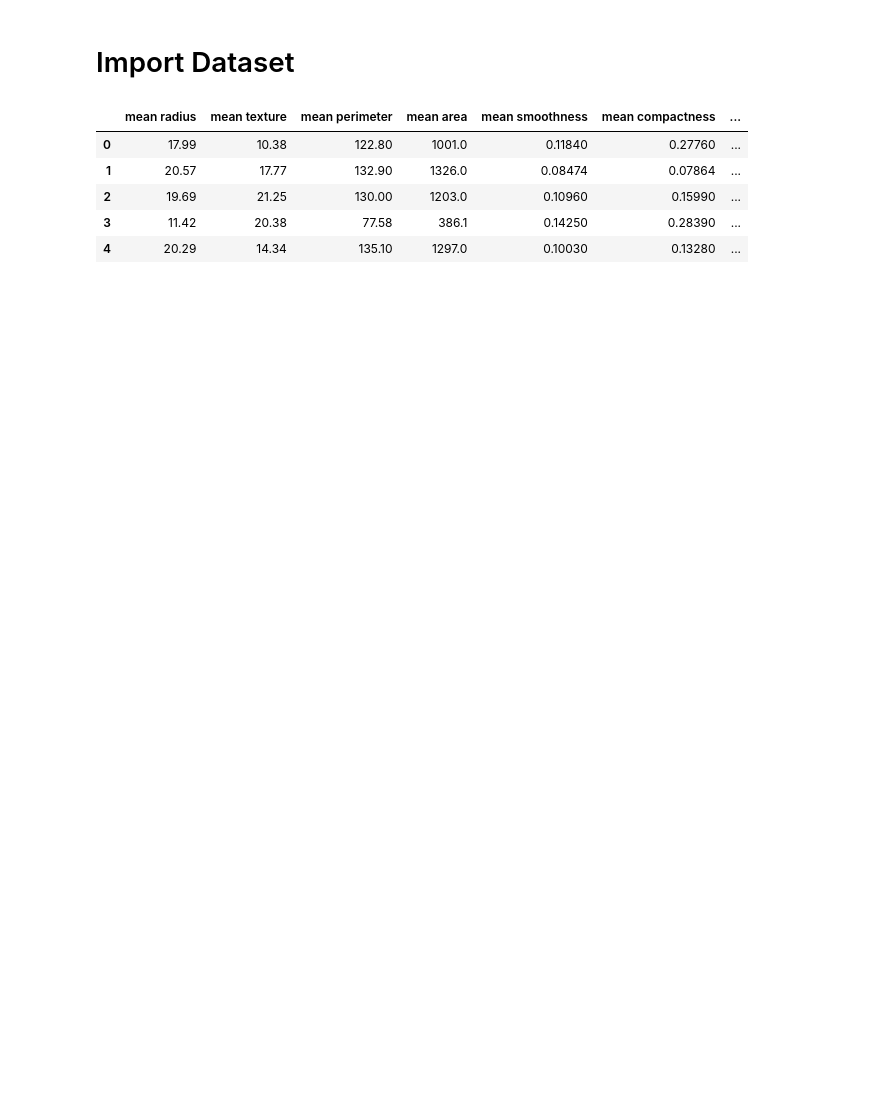
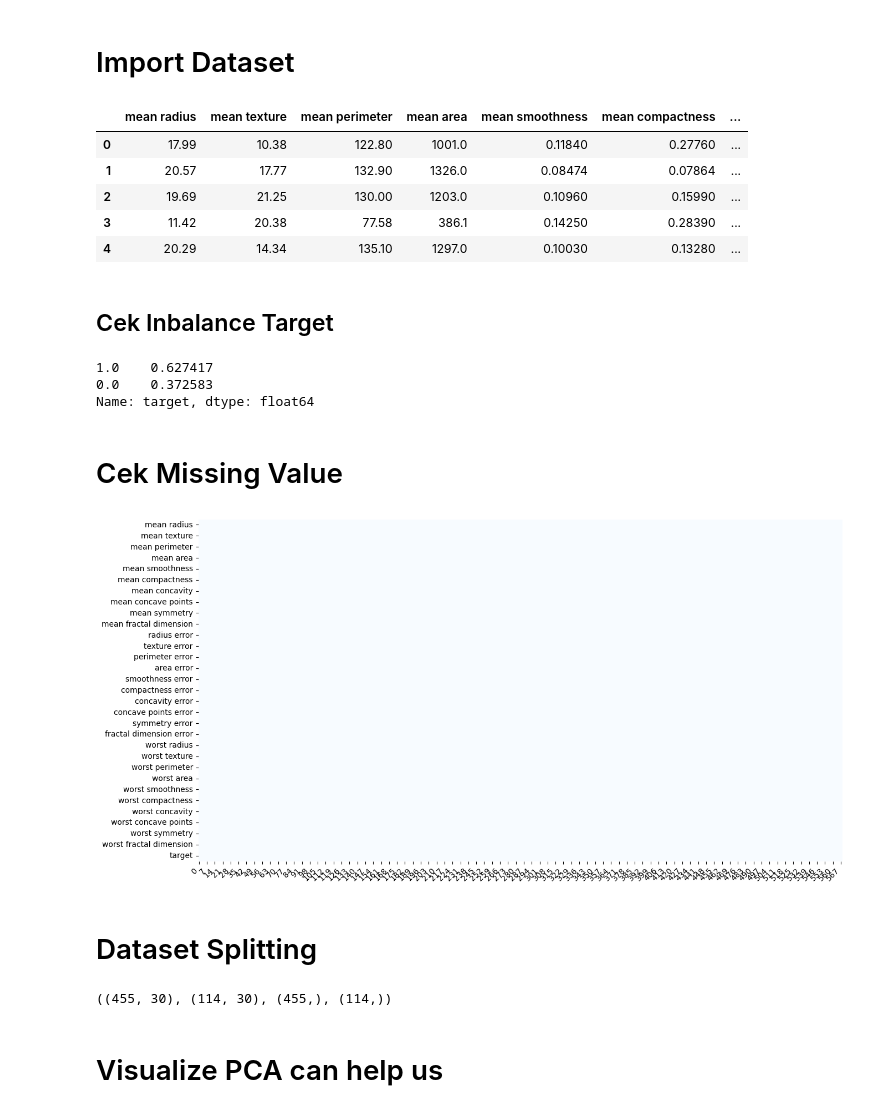
Before and after one commit to HekalMaulana/unsupervised_learning_JCOPML, a Jupyter notebook: 18 - Unsupervised Learning/02 - Dimensionality Reduction/Part 2 - PCA dan Breast Cancer.ipynb, the cells around one changed output. Drawn from its saved outputs; the diff is of its cells as text; code cells hidden in the pictures; blank space fills up the shorter version.

Commit message:
PCA Training Breast Cancer

```diff
--- a/18 - Unsupervised Learning/02 - Dimensionality Reduction/Part 2 - PCA dan Breast Cancer.ipynb
+++ b/18 - Unsupervised Learning/02 - Dimensionality Reduction/Part 2 - PCA dan Breast Cancer.ipynb
@@ -22,3 +22,29 @@ df.head()
 | 2 | 19.69 | 21.25 | 130.00 | 1203.0 | 0.10960 | 0.15990 | ... |
 | 3 | 11.42 | 20.38 | 77.58 | 386.1 | 0.14250 | 0.28390 | ... |
 | 4 | 20.29 | 14.34 | 135.10 | 1297.0 | 0.10030 | 0.13280 | ... |
+# %% [markdown]
+## Cek Inbalance Target
+# %%
+df.target.value_counts(normalize=True)
+# %% [output]
+1.0    0.627417
+0.0    0.372583
+Name: target, dtype: float64
+# %% [markdown]
+# Cek Missing Value
+# %%
+plot_missing_value(df)
+# %% [output]
+[figure, added]
+# %% [markdown]
+# Dataset Splitting
+# %%
+X = df.drop(columns="target")
+y = df.target
+
+X_train, X_test, y_train, y_test = train_test_split(X, y, test_size=0.2, stratify=y, random_state=42)
+X_train.shape, X_test.shape, y_train.shape, y_test.shape
+# %% [output]
+((455, 30), (114, 30), (455,), (114,))
+# %% [markdown]
+# Visualize PCA can help us
```
Also changed, not shown: parts of 5 cells of this notebook.
